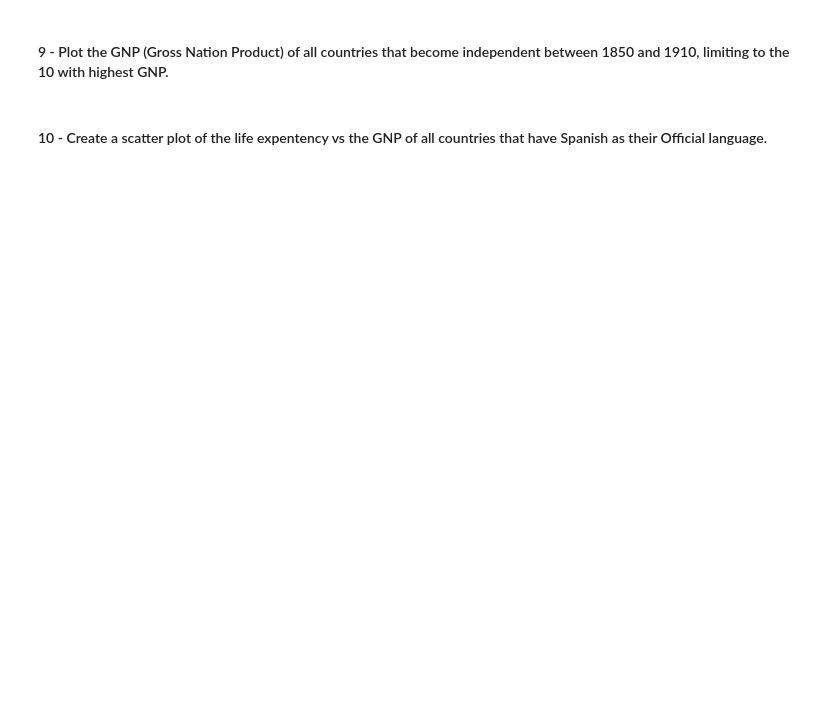
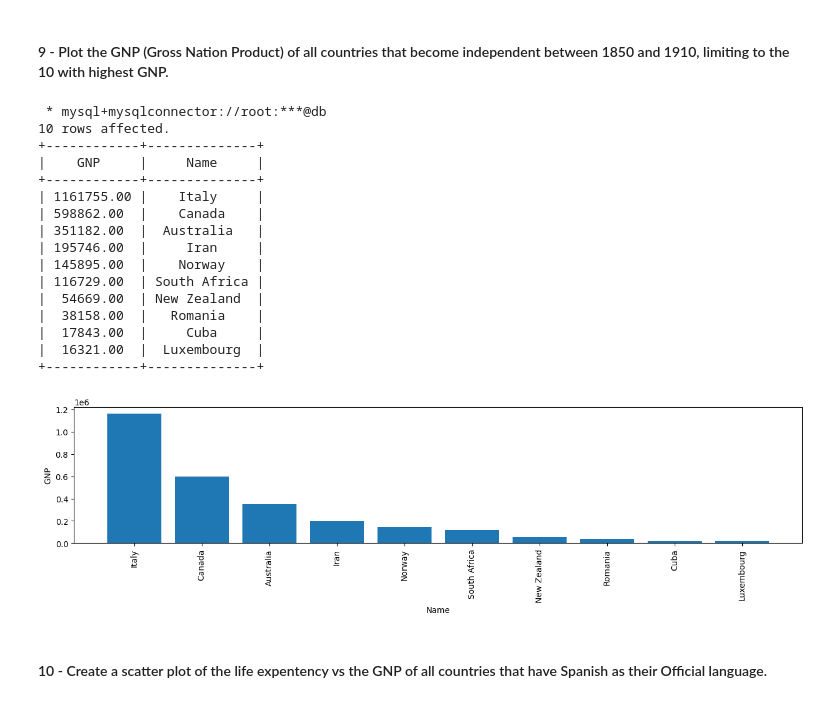
Before and after one commit to RiccardoTancredi/MAPD-B, a Jupyter notebook: mysql/notebooks/MySQL.ipynb, the cells around one changed output. Drawn from its saved outputs; the diff is of its cells as text; code cells hidden in the pictures; blank space fills up the shorter version.

```diff
--- a/mysql/notebooks/MySQL.ipynb
+++ b/mysql/notebooks/MySQL.ipynb
@@ -1674,13 +1885,31 @@ plt.xticks(rotation='vertical');
 # %% [markdown]
 #### 9 - Plot the GNP (Gross Nation Product) of all countries that become independent between 1850 and 1910, limiting to the 10 with highest GNP.
 # %%
-res_ = %sql SELECT     FROM      WHERE      ORDER BY   ;
+res_ = %sql SELECT co.GNP, co.Name FROM country co WHERE (co.IndepYear BETWEEN 1850 AND 1910) ORDER BY GNP DESC LIMIT 10;
 
 print(res_)
 
 plt.figure(figsize=(16,3))
 res_.bar();
 plt.xticks(rotation='vertical');
+# %% [output]
+ * mysql+mysqlconnector://root:***@db
+10 rows affected.
++------------+--------------+
+|    GNP     |     Name     |
++------------+--------------+
+| 1161755.00 |    Italy     |
+| 598862.00  |    Canada    |
+| 351182.00  |  Australia   |
+| 195746.00  |     Iran     |
+| 145895.00  |    Norway    |
+| 116729.00  | South Africa |
+|  54669.00  | New Zealand  |
+|  38158.00  |   Romania    |
+|  17843.00  |     Cuba     |
+|  16321.00  |  Luxembourg  |
++------------+--------------+
+[figure, added]
 # %% [markdown]
 #### 10 - Create a scatter plot of the life expentency vs the GNP of all countries that have Spanish as their Official language.
 # %%
```
Also changed, not shown: parts of 75 cells of this notebook.
